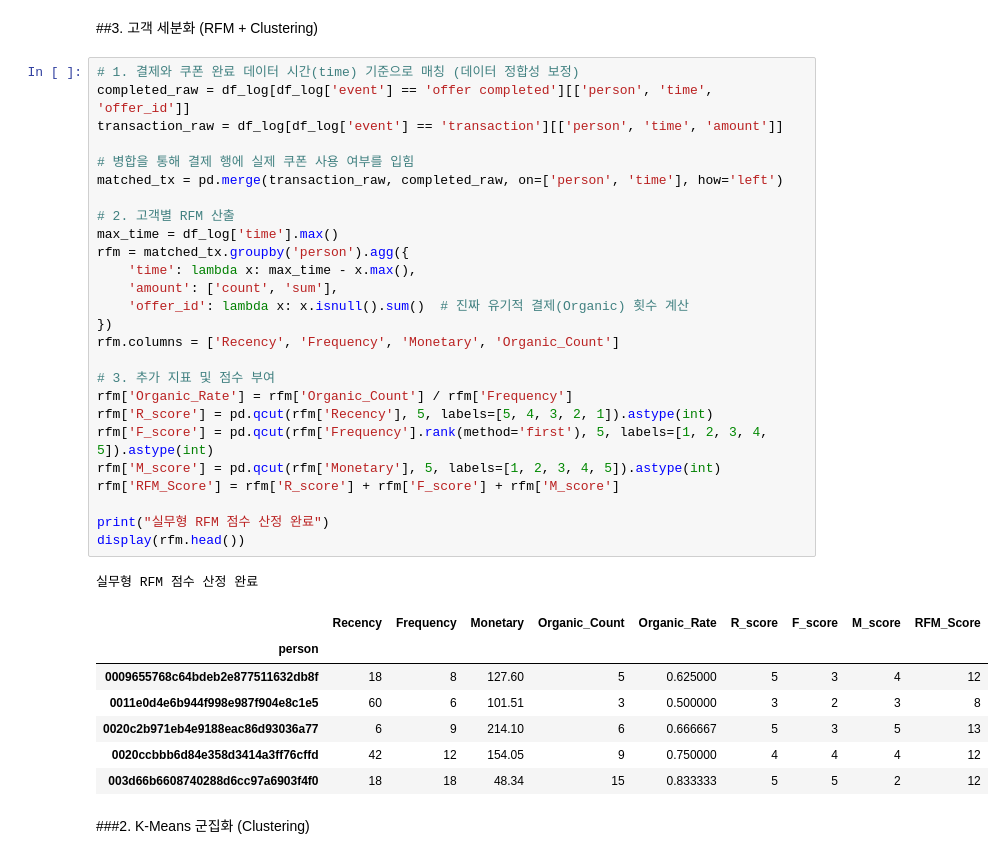
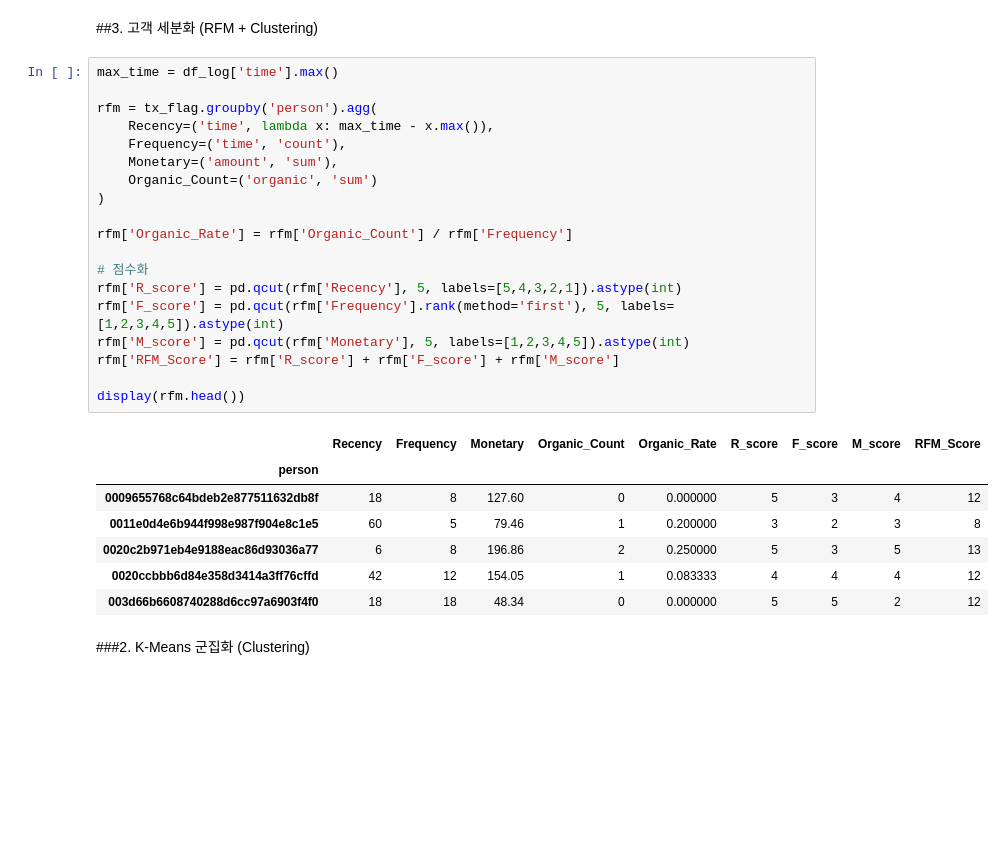
Before and after one commit to ary3120-droid/myproject, a Jupyter notebook: star0205.ipynb, the cells around one changed output. Drawn from its saved outputs; the diff is of its cells as text; blank space fills up the shorter version.

```diff
--- a/star0205.ipynb
+++ b/star0205.ipynb
@@ -176,40 +199,32 @@ print(f"실질적 비용 낭비율: {len(waste_cases) / len(check_flow):.1%}")
 # %% [markdown]
 ##3. 고객 세분화 (RFM + Clustering)
 # %%
-# 1. 결제와 쿠폰 완료 데이터 시간(time) 기준으로 매칭 (데이터 정합성 보정)
-completed_raw = df_log[df_log['event'] == 'offer completed'][['person', 'time', 'offer_id']]
-transaction_raw = df_log[df_log['event'] == 'transaction'][['person', 'time', 'amount']]
+max_time = df_log['time'].max()
 
-# 병합을 통해 결제 행에 실제 쿠폰 사용 여부를 입힘
-matched_tx = pd.merge(transaction_raw, completed_raw, on=['person', 'time'], how='left')
+rfm = tx_flag.groupby('person').agg(
+    Recency=('time', lambda x: max_time - x.max()),
+    Frequency=('time', 'count'),
+    Monetary=('amount', 'sum'),
+    Organic_Count=('organic', 'sum')
+)
 
-# 2. 고객별 RFM 산출
-max_time = df_log['time'].max()
-rfm = matched_tx.groupby('person').agg({
-    'time': lambda x: max_time - x.max(),
-    'amount': ['count', 'sum'],
-    'offer_id': lambda x: x.isnull().sum()  # 진짜 유기적 결제(Organic) 횟수 계산
-})
-rfm.columns = ['Recency', 'Frequency', 'Monetary', 'Organic_Count']
+rfm['Organic_Rate'] = rfm['Organic_Count'] / rfm['Frequency']
 
-# 3. 추가 지표 및 점수 부여
-rfm['Organic_Rate'] = rfm['Organic_Count'] / rfm['Frequency']
-rfm['R_score'] = pd.qcut(rfm['Recency'], 5, labels=[5, 4, 3, 2, 1]).astype(int)
-rfm['F_score'] = pd.qcut(rfm['Frequency'].rank(method='first'), 5, labels=[1, 2, 3, 4, 5]).astype(int)
-rfm['M_score'] = pd.qcut(rfm['Monetary'], 5, labels=[1, 2, 3, 4, 5]).astype(int)
+# 점수화
+rfm['R_score'] = pd.qcut(rfm['Recency'], 5, labels=[5,4,3,2,1]).astype(int)
+rfm['F_score'] = pd.qcut(rfm['Frequency'].rank(method='first'), 5, labels=[1,2,3,4,5]).astype(int)
+rfm['M_score'] = pd.qcut(rfm['Monetary'], 5, labels=[1,2,3,4,5]).astype(int)
 rfm['RFM_Score'] = rfm['R_score'] + rfm['F_score'] + rfm['M_score']
 
-print("실무형 RFM 점수 산정 완료")
 display(rfm.head())
 # %% [output]
-실무형 RFM 점수 산정 완료
 |  | Recency | Frequency | Monetary | Organic_Count | Organic_Rate | R_score | F_score | M_score | RFM_Score |
 | person |  |  |  |  |  |  |  |  |  |
-| 0009655768c64bdeb2e877511632db8f | 18 | 8 | 127.60 | 5 | 0.625000 | 5 | 3 | 4 | 12 |
-| 0011e0d4e6b944f998e987f904e8c1e5 | 60 | 6 | 101.51 | 3 | 0.500000 | 3 | 2 | 3 | 8 |
-| 0020c2b971eb4e9188eac86d93036a77 | 6 | 9 | 214.10 | 6 | 0.666667 | 5 | 3 | 5 | 13 |
-| 0020ccbbb6d84e358d3414a3ff76cffd | 42 | 12 | 154.05 | 9 | 0.750000 | 4 | 4 | 4 | 12 |
-| 003d66b6608740288d6cc97a6903f4f0 | 18 | 18 | 48.34 | 15 | 0.833333 | 5 | 5 | 2 | 12 |
+| 0009655768c64bdeb2e877511632db8f | 18 | 8 | 127.60 | 0 | 0.000000 | 5 | 3 | 4 | 12 |
+| 0011e0d4e6b944f998e987f904e8c1e5 | 60 | 5 | 79.46 | 1 | 0.200000 | 3 | 2 | 3 | 8 |
+| 0020c2b971eb4e9188eac86d93036a77 | 6 | 8 | 196.86 | 2 | 0.250000 | 5 | 3 | 5 | 13 |
+| 0020ccbbb6d84e358d3414a3ff76cffd | 42 | 12 | 154.05 | 1 | 0.083333 | 4 | 4 | 4 | 12 |
+| 003d66b6608740288d6cc97a6903f4f0 | 18 | 18 | 48.34 | 0 | 0.000000 | 5 | 5 | 2 | 12 |
 # %% [markdown]
 ###2. K-Means 군집화 (Clustering)
 # %% [markdown]
```
Also changed, not shown: parts of 10 cells of this notebook.
